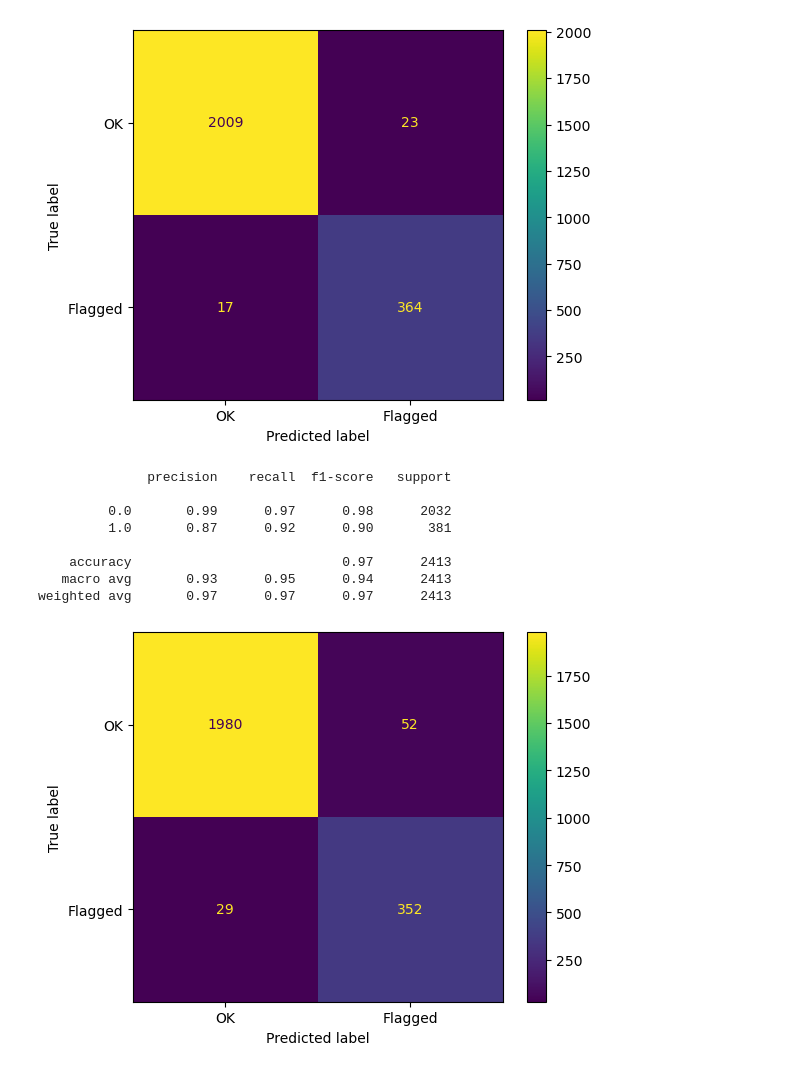
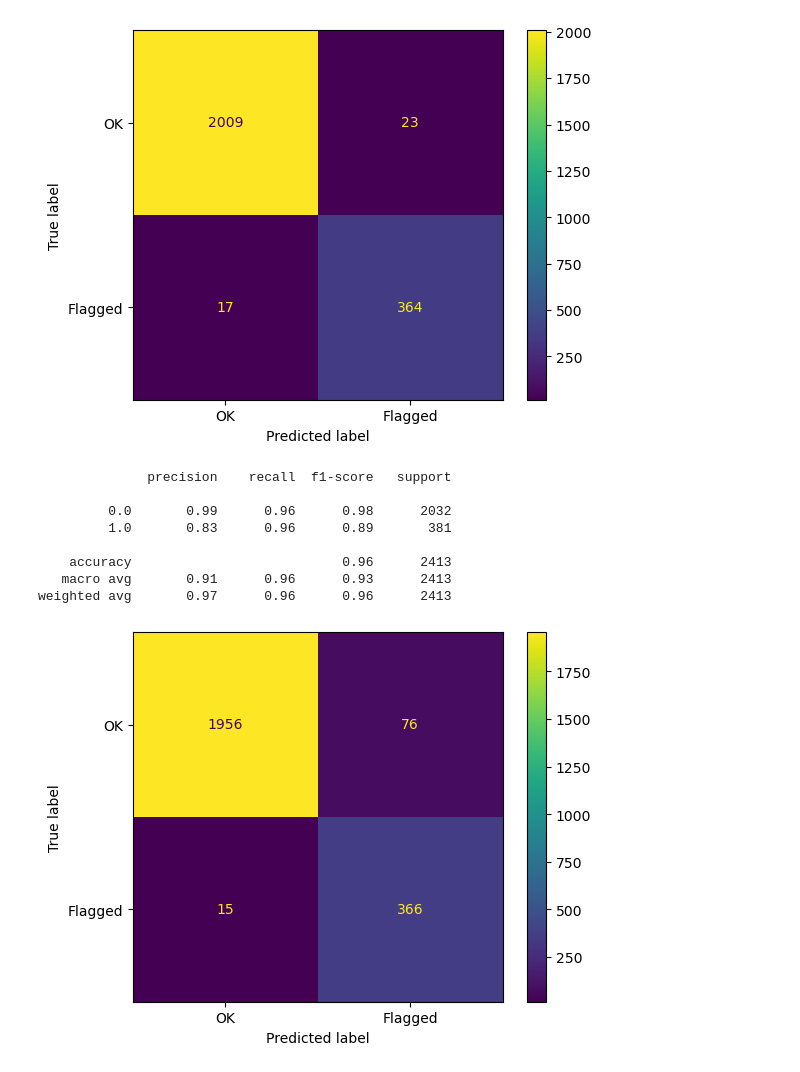
Before and after one commit to kaoutamine/EthereumFraudDetection, a Jupyter notebook: fraud_classifier.ipynb, the cells around one changed output. Saved outputs shown, nothing was run; the diff lists cells and outputs as text; code cells hidden in the pictures.

```diff
--- a/fraud_classifier.ipynb
+++ b/fraud_classifier.ipynb
@@ -179,23 +179,29 @@ def train(model,augment=True,validation_split=validation_split,
 
     return model
 # %%
-class VanillaNN(pl.LightningModule):
-    def __init__(self,input_size=33):
+class DeepNN(pl.LightningModule):
+    def __init__(self,input_size=33,depth='shallow'):
         super().__init__()
         self.layers = nn.Sequential(
-            nn.Linear(input_size, 64),
+            nn.Linear(input_size, 128),
             nn.ReLU(),
-            nn.Linear(64, 128),
+            nn.Dropout(0.2),
+            nn.Linear(128, 256),
             nn.ReLU(),
-            nn.Linear(128, 128),
+            nn.Dropout(0.2),
+            nn.Linear(256,128 ),
             nn.ReLU(),
-            nn.Linear(128, 64),
+            nn.Dropout(0.2),
+            nn.Linear(128,64),
             nn.ReLU(),
+            nn.Dropout(0.2),
             nn.Linear(64, 32),
             nn.ReLU(),
+            nn.Dropout(0.2),
             nn.Linear(32, 1),
             nn.Sigmoid(),
         )
+
 
         self.train_accuracy = torchmetrics.classification.BinaryAccuracy()
         self.val_accuracy   = torchmetrics.classification.BinaryAccuracy()
@@ -358,0 +351,2 @@ HPU available: False, using: 0 HPUs
+# %%
+nn_deep = train(DeepNN())
@@ -427,14 +438,14 @@ plt.show()
 weighted avg       0.98      0.98      0.98      2413
 [figure]
 # %%
-show_metrics(nn_trained,x,y)
+show_metrics(nn_deep,x,y)
 # %% [output]
               precision    recall  f1-score   support
 
-         0.0       0.99      0.97      0.98      2032
-         1.0       0.87      0.92      0.90       381
+         0.0       0.99      0.96      0.98      2032
+         1.0       0.83      0.96      0.89       381
 
-    accuracy                           0.97      2413
-   macro avg       0.93      0.95      0.94      2413
-weighted avg       0.97      0.97      0.97      2413
+    accuracy                           0.96      2413
+   macro avg       0.91      0.96      0.93      2413
+weighted avg       0.97      0.96      0.96      2413
-[figure, old version]
+[figure, new version]
```
Also changed, not shown: parts of 10 cells of this notebook, 1 other file.
